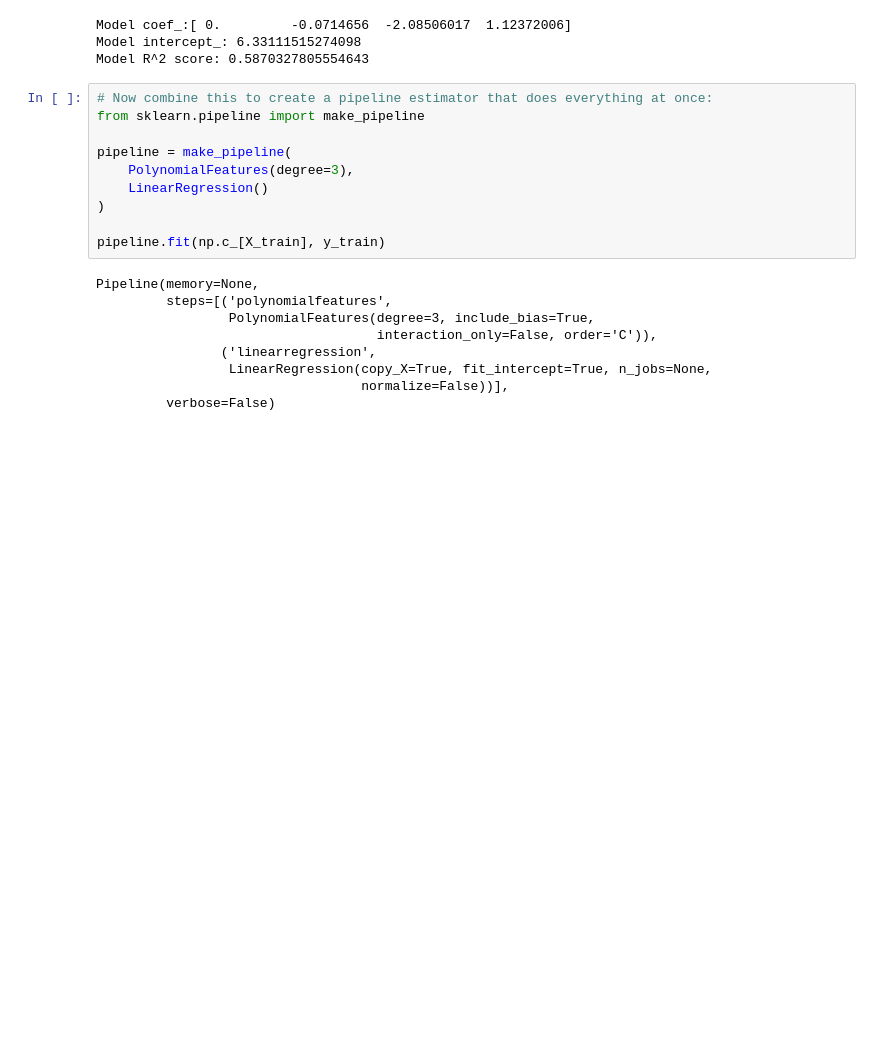
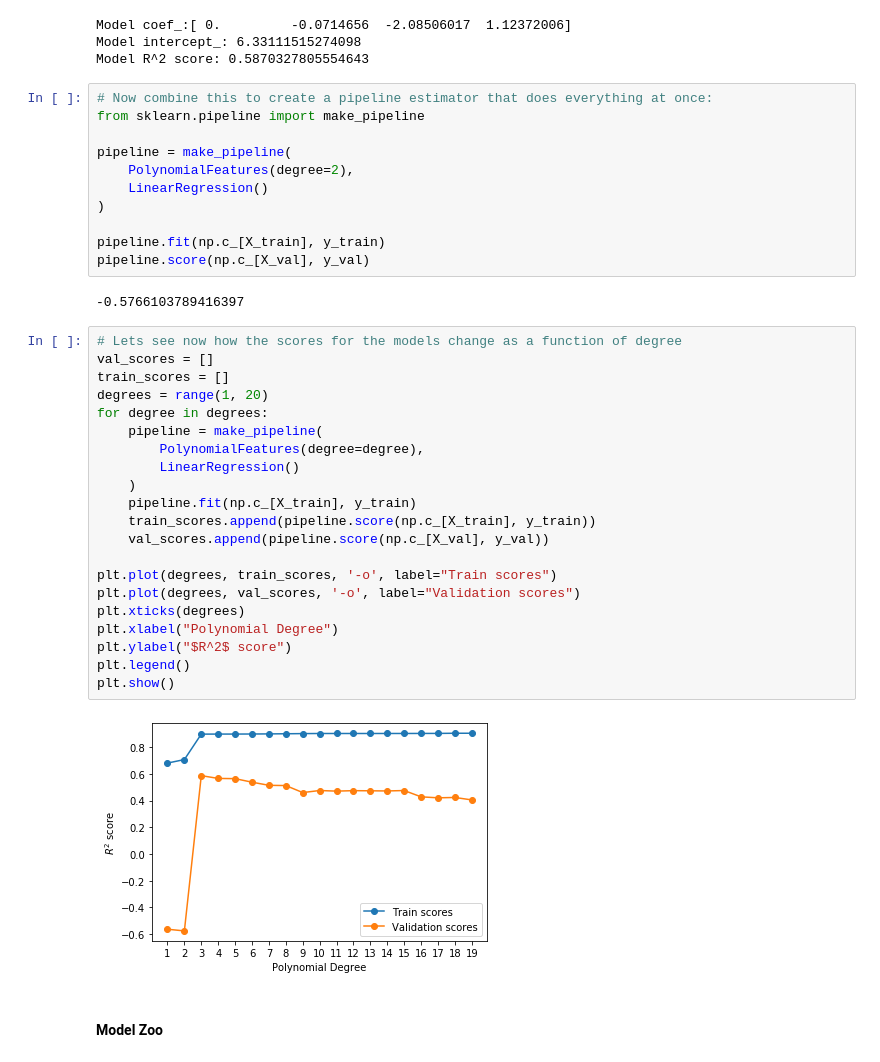
Before and after one commit to omrihar/pymug, a Jupyter notebook: presentation.ipynb, the cells around one changed output. Saved outputs shown, nothing was run; the diff lists cells and outputs as text; blank space fills up the shorter version.

```diff
--- a/presentation.ipynb
+++ b/presentation.ipynb
@@ -390,17 +388,36 @@ Model R^2 score: 0.5870327805554643
 from sklearn.pipeline import make_pipeline
 
 pipeline = make_pipeline(
-    PolynomialFeatures(degree=3),
+    PolynomialFeatures(degree=2),
     LinearRegression()
 )
 
 pipeline.fit(np.c_[X_train], y_train)
+pipeline.score(np.c_[X_val], y_val)
 # %% [output]
-Pipeline(memory=None,
-         steps=[('polynomialfeatures',
-                 PolynomialFeatures(degree=3, include_bias=True,
-                                    interaction_only=False, order='C')),
-                ('linearregression',
-                 LinearRegression(copy_X=True, fit_intercept=True, n_jobs=None,
-                                  normalize=False))],
-         verbose=False)
+-0.5766103789416397
+# %%
+# Lets see now how the scores for the models change as a function of degree
+val_scores = []
+train_scores = []
+degrees = range(1, 20)
+for degree in degrees:
+    pipeline = make_pipeline(
+        PolynomialFeatures(degree=degree),
+        LinearRegression()
+    )
+    pipeline.fit(np.c_[X_train], y_train)
+    train_scores.append(pipeline.score(np.c_[X_train], y_train))
+    val_scores.append(pipeline.score(np.c_[X_val], y_val))
+
+plt.plot(degrees, train_scores, '-o', label="Train scores")
+plt.plot(degrees, val_scores, '-o', label="Validation scores")
+plt.xticks(degrees)
+plt.xlabel("Polynomial Degree")
+plt.ylabel("$R^2$ score")
+plt.legend()
+plt.show()
+# %% [output]
+[figure, added]
+# %% [markdown]
+#### Model Zoo
```
Also changed, not shown: parts of 4 cells of this notebook.
